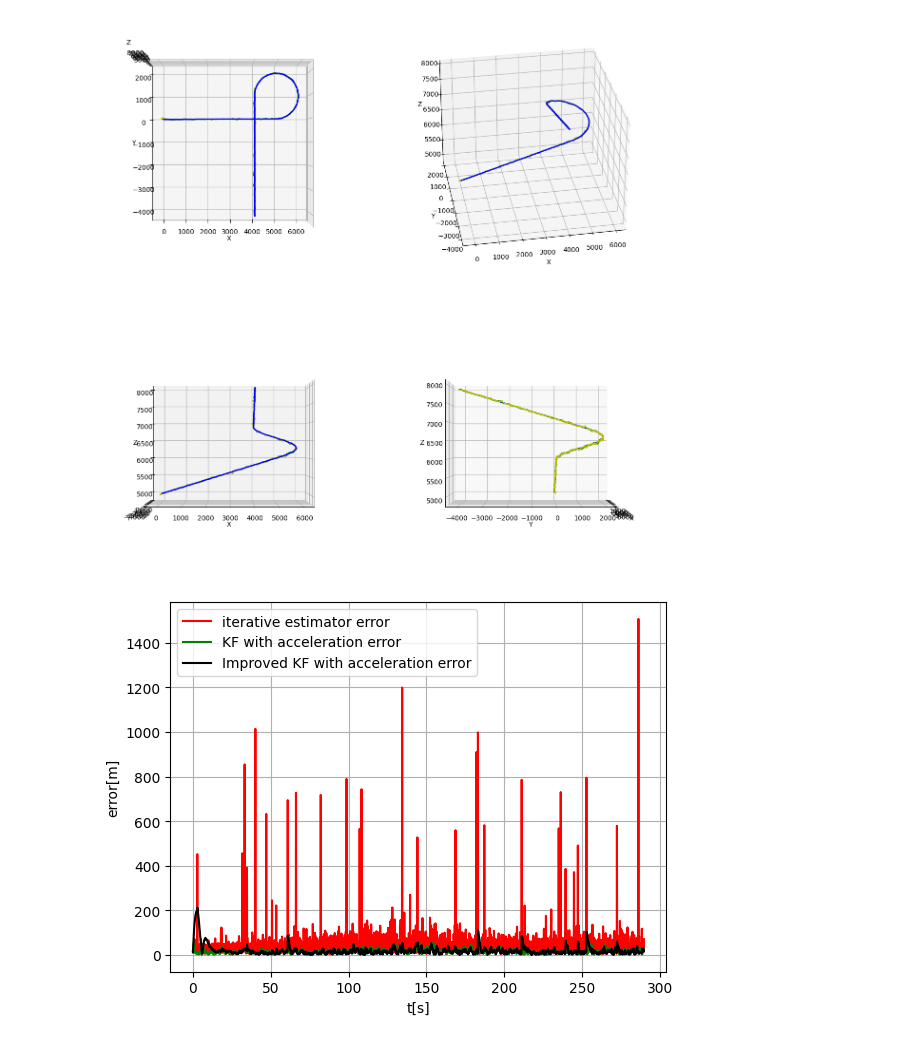
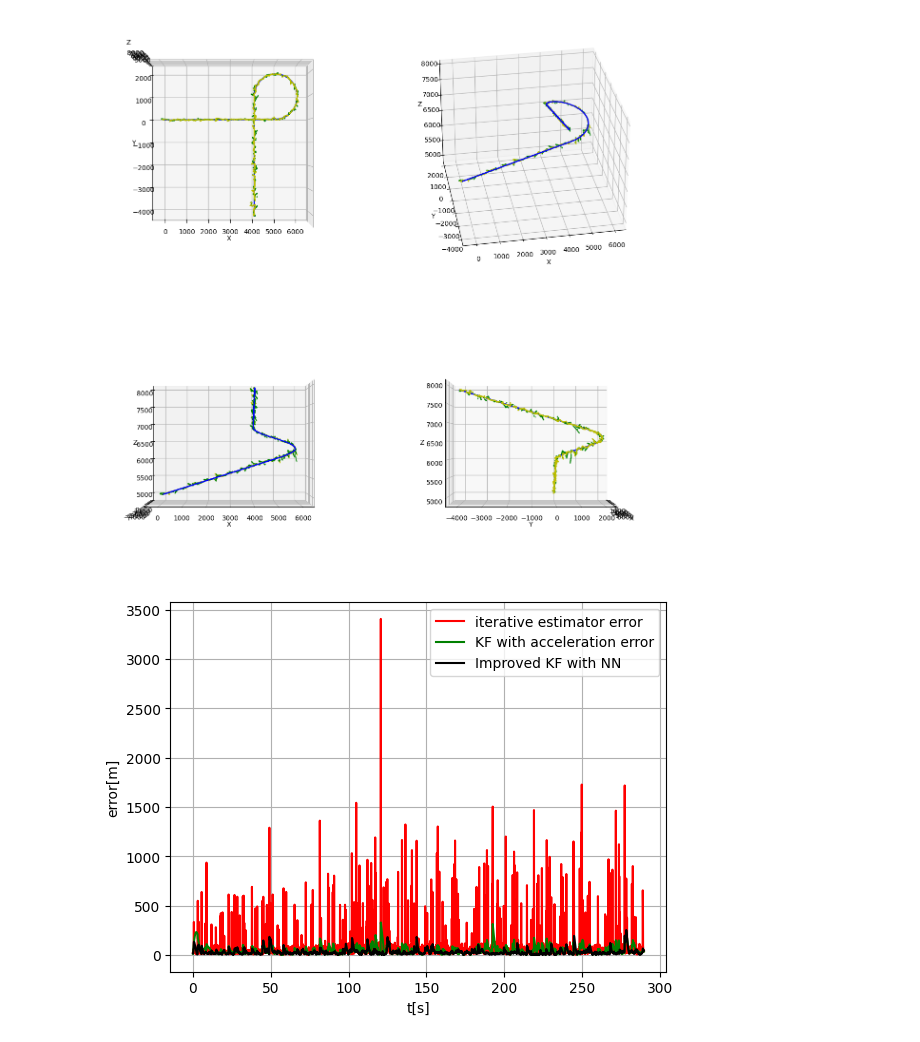
Before and after one commit to EilamNir/noisy-triangulation, a Jupyter notebook: python/src/Improved_KF.ipynb, the cells around one changed output. Saved outputs shown, nothing was run; the diff lists cells and outputs as text; code cells hidden in the pictures.

```diff
--- a/python/src/Improved_KF.ipynb
+++ b/python/src/Improved_KF.ipynb
@@ -33,7 +33,7 @@ path1.add_xy_turn_interval(90, -np.deg2rad(target_rot_speed))
 path1.add_straight_interval(100)
 
 outliers = np.random.randint(0, 100, size=len(path1.path))
-outliers = outliers > (100 - 2)
+outliers = outliers > (100 - 10)
 # %%
 # create noisy sensors
 sensors = distance_sensors([[-5000,0,0], [400, -7400, 0], [800, 800, 0]], sensor_sigma)
@@ -45,7 +45,7 @@ sensors_noisy.calculate_measurements(path1.path)
 # estimate the path
 it_est = iterative_estimator(sensors, path1.path[0,:])
 estimated_path = it_est.estimate_path()
-cov_mat_it = it_est.get_cov_err_for_kf(path1.path)
+cov_mat_it = it_est.get_cov_err_for_kf(estimated_path)
 
 it_est_noisy = iterative_estimator(sensors_noisy, path1.path[0,:])
 estimated_path_noisy = it_est_noisy.estimate_path()
@@ -64,7 +64,7 @@ improved_KF = improved_kalman_filter_from_points_acc(time_res, sigma_a, sigma_v,
 kf_acc = kalman_filter_from_points_acc(time_res, sigma_a, sigma_v, non_diag_reduction_ratio=2)
 
 kf_path_acc = kf_acc.filter_path(estimated_path, cov_mat_it)
-kf_path_acc_noisy, outputs = improved_KF.filter_path(estimated_path)
+kf_path_acc_noisy = improved_KF.filter_path(estimated_path)
 # %%
 # Plot the path vs KF path
 fig = plt.figure(figsize = (15, 15))
@@ -73,7 +73,7 @@ views = [(90, -90), (30, -100), (0, -90), (0, 0)]
 for i, view in enumerate(views):
     ax = fig.add_subplot(2, 2, i+1, projection='3d')
     ax.scatter(path1.path[:, 0], path1.path[:, 1], path1.path[:, 2], color='blue', s=0.5)
-    # ax.scatter(estimated_path_noisy[:, 0], estimated_path_noisy[:, 1], estimated_path_noisy[:, 2], color='red', s=0.5)
+    #ax.scatter(estimated_path_noisy[:, 0], estimated_path_noisy[:, 1], estimated_path_noisy[:, 2], color='red', s=0.5)
     ax.scatter(kf_path_acc_noisy[:, 0], kf_path_acc_noisy[:, 1], kf_path_acc_noisy[:, 2], color='y', s=0.5)
     ax.scatter(kf_path_acc[:, 0], kf_path_acc[:, 1], kf_path_acc[:, 2], color='g', s=0.5)
     ax.view_init(elev=view[0], azim=view[1])
@@ -81,24 +81,24 @@ for i, view in enumerate(views):
     ax.set_ylabel('Y')
     ax.set_zlabel('Z')
 # %% [output]
-[figure, old version]
+[figure, new version]
 # %%
 # show error of KF vs no KF
 it_est_MSE = np.sqrt(np.sum(np.square(estimated_path-path1.path), 1))
 kf_acc_MSE = np.sqrt(np.sum(np.square(kf_path_acc-path1.path), 1))
 improved_kf_acc_MSE = np.sqrt(np.sum(np.square(kf_path_acc_noisy-path1.path), 1))
 t = path1.time
 
 plt.figure()
 plt.plot(t, it_est_MSE, label=f'iterative estimator error', color='r')
 plt.plot(t, kf_acc_MSE, label=f'KF with acceleration error', color='g')
-plt.plot(t, improved_kf_acc_MSE, label=f'Improved KF with acceleration error', color='k')
+plt.plot(t, improved_kf_acc_MSE, label=f'Improved KF with NN', color='k')
 
 plt.xlabel('t[s]')
 plt.ylabel('error[m]')
 plt.grid()
 plt.legend()
 plt.show()
 # %% [output]
-[figure, old version]
+[figure, new version]
 # %%
```
Also changed, not shown: parts of 5 cells of this notebook, 6 other files.
